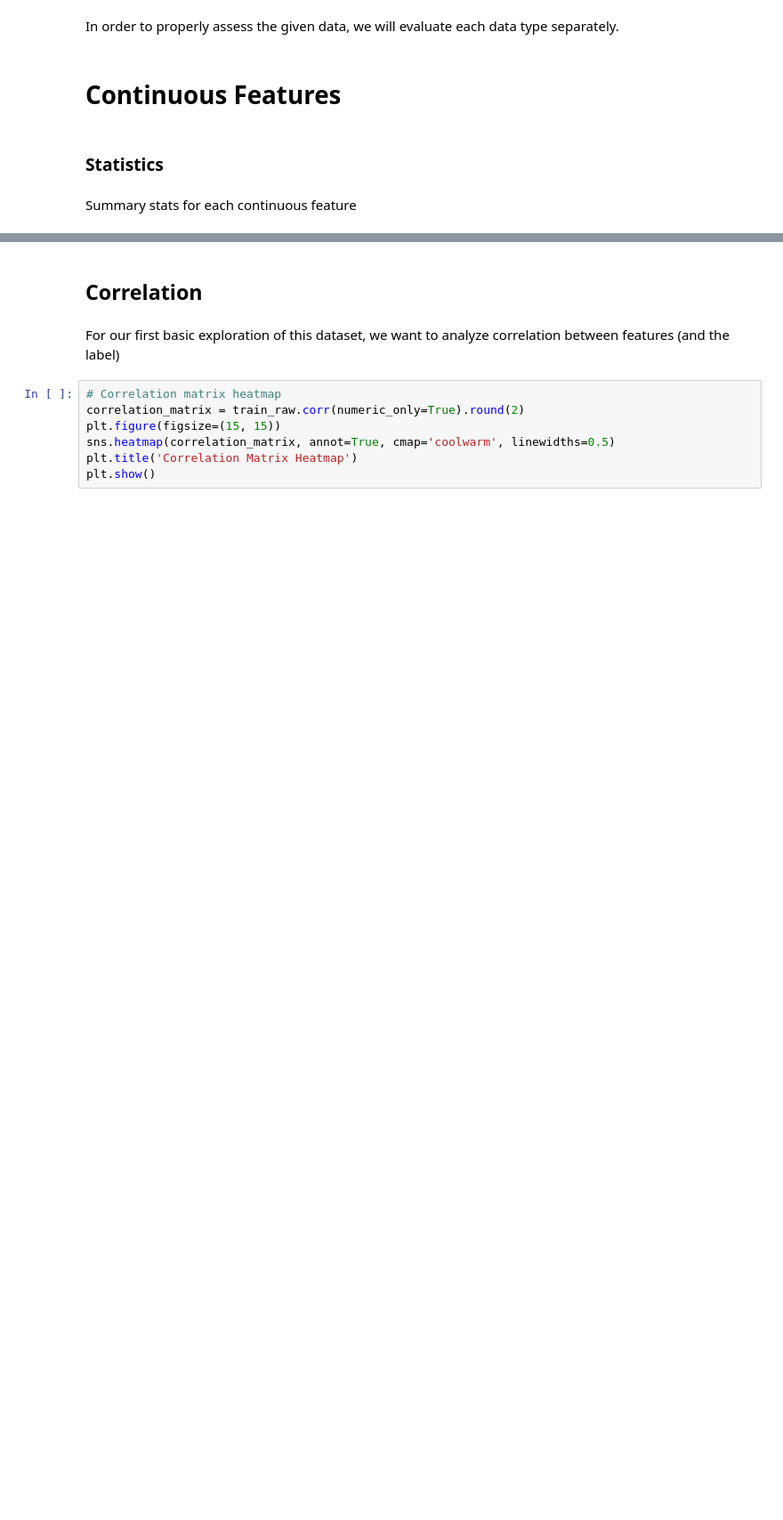
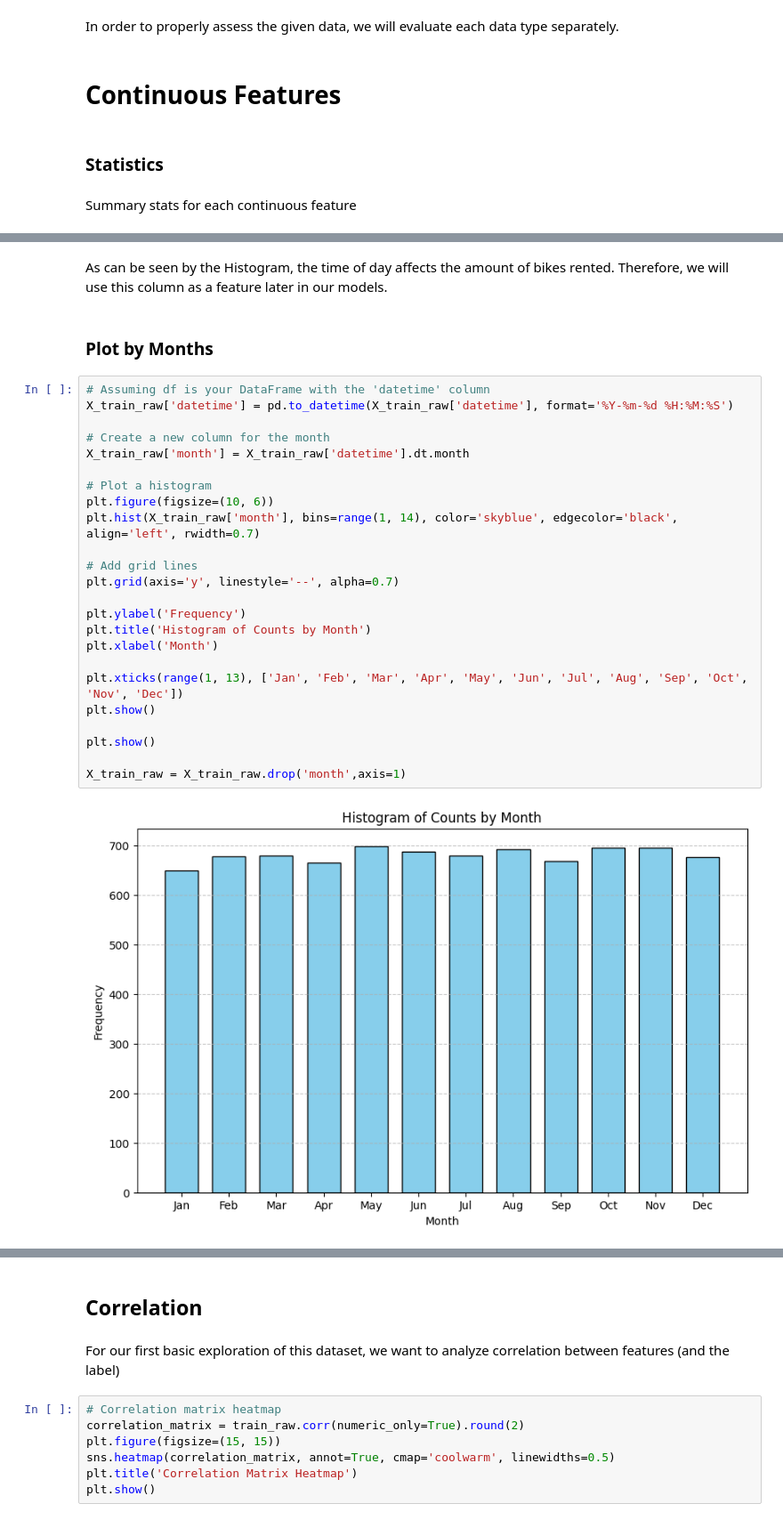
Before and after one commit to ronsegev98/Assignment_1_Group5, a Jupyter notebook: Assignment_1_Group5.ipynb, the cells around one changed output, grey strips where cells are left out. Shown at 89% size. Drawn from its saved outputs; the diff is of its cells as text; blank space fills up the shorter version.

```diff
--- a/Assignment_1_Group5.ipynb
+++ b/Assignment_1_Group5.ipynb
@@ -211,0 +303,30 @@ plt.show()
+# %% [markdown]
+As can be seen by the Histogram, the time of day affects the amount of bikes rented. Therefore, we will use this column as a feature later in our models.
+# %% [markdown]
+### Plot by Months
+# %%
+# Assuming df is your DataFrame with the 'datetime' column
+X_train_raw['datetime'] = pd.to_datetime(X_train_raw['datetime'], format='%Y-%m-%d %H:%M:%S')
+
+# Create a new column for the month
+X_train_raw['month'] = X_train_raw['datetime'].dt.month
+
+# Plot a histogram
+plt.figure(figsize=(10, 6))
+plt.hist(X_train_raw['month'], bins=range(1, 14), color='skyblue', edgecolor='black', align='left', rwidth=0.7)
+
+# Add grid lines
+plt.grid(axis='y', linestyle='--', alpha=0.7)
+
+plt.ylabel('Frequency')
+plt.title('Histogram of Counts by Month')
+plt.xlabel('Month')
+
+plt.xticks(range(1, 13), ['Jan', 'Feb', 'Mar', 'Apr', 'May', 'Jun', 'Jul', 'Aug', 'Sep', 'Oct', 'Nov', 'Dec'])
+plt.show()
+
+plt.show()
+
+X_train_raw = X_train_raw.drop('month',axis=1)
+# %% [output]
+[figure, added]
```
Also changed, not shown: parts of 89 cells of this notebook.
